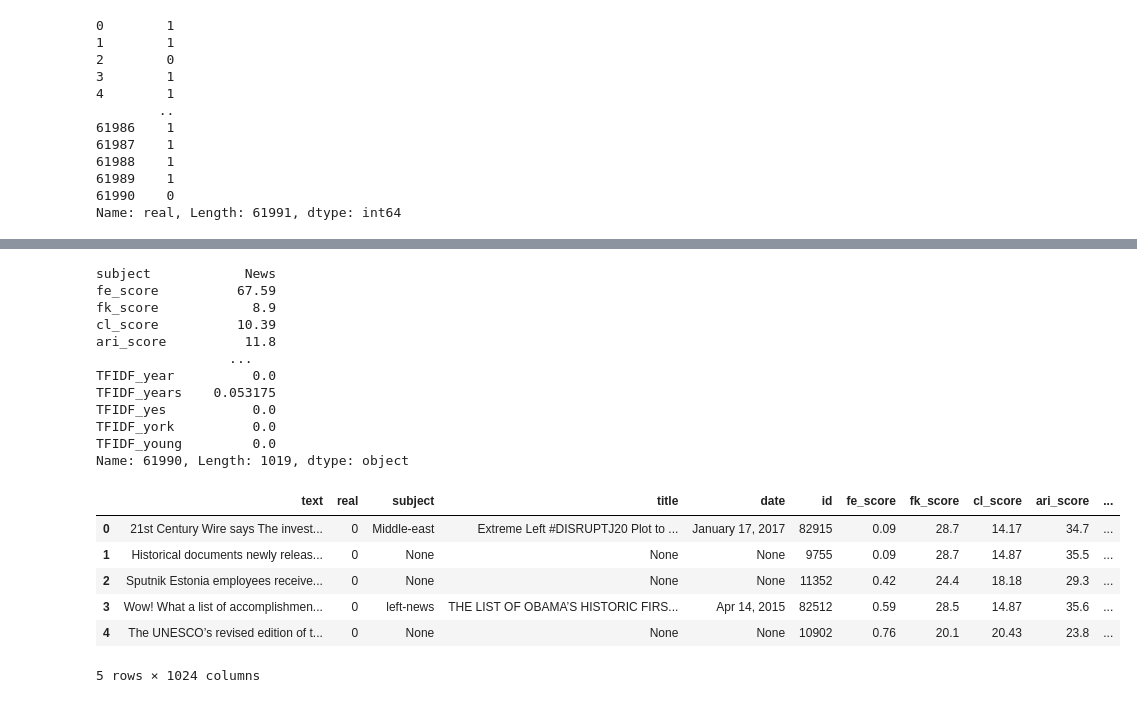
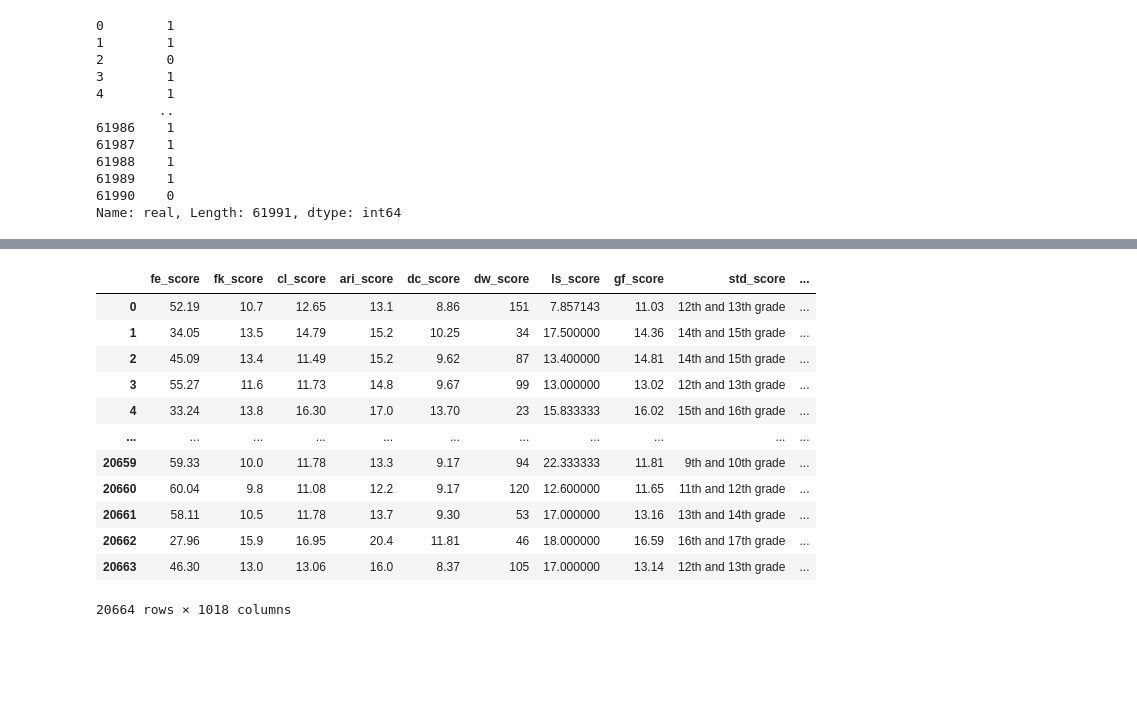
Before and after one commit to Noob1701/Springboard, a Jupyter notebook: Fake News Preprocessing.ipynb, the cells around one changed output, grey strips where cells are left out. Drawn from its saved outputs; the diff is of its cells as text; code cells hidden in the pictures; blank space fills up the shorter version.

Commit message:
preprocessing for submisstion for real this time

```diff
--- a/Fake News Preprocessing&Modelling.ipynb
+++ b/Fake News Preprocessing.ipynb
@@ -525,6 +560,8 @@ def tokenization(text):
+# %%
+def lemmatize_text(text):
+    return [wnl.lemmatize(w) for w in w_tokenizer.tokenize(text)]
 # %%
 start_time = time.time()
-for i in range(x):
-    tokenization(News_df['clean_text'][i])
+News_df['clean_text'] = News_df.text.apply(lemmatize_text)
 print("--- %s seconds ---" % (time.time() - start_time))
 # %% [output]
@@ -544,0 +589,2 @@ print("--- %s seconds ---" % (time.time() - start_time))
+# %%
+News_df['clean_text'] = [' '.join(map(str, l)) for l in News_df['clean_text']]
@@ -545,6 +606,6 @@ print("--- %s seconds ---" % (time.time() - start_time))
 # %%
 vectorizer = TfidfVectorizer(max_features = 1000, stop_words = 'english')
 # %%
-X_train, X_test, y_train, y_test = train_test_split(News_df.drop(columns=['real', 'title', 'date', 'id', 'text']),
+X_train, X_test, y_train, y_test = train_test_split(News_df.drop(columns=['real', 'title', 'date', 'id', 'text', 'subject']),
                                                     News_df.real, test_size=0.25,
                                                     random_state=1701)
@@ -744,26 +827,17 @@ Name: 61990, Length: 1019, dtype: object
-# %%
-News_train_df.iloc[61990]
-# %% [output]
-subject            News
-fe_score          67.59
-fk_score            8.9
-cl_score          10.39
-ari_score          11.8
-                 ...
-TFIDF_year          0.0
-TFIDF_years    0.053175
-TFIDF_yes           0.0
-TFIDF_york          0.0
-TFIDF_young         0.0
-Name: 61990, Length: 1019, dtype: object
 # %%
-News_test_df = pd.concat([News_df, News_test_df], axis = 1, sort = False)
-News_test_df.head()
+News_test_df = pd.concat([X_test, News_test_df], axis = 1, sort = False)
+News_test_df
 # %% [output]
-|  | text | real | subject | title | date | id | fe_score | fk_score | cl_score | ari_score | ... |
-| 0 | 21st Century Wire says The invest... | 0 | Middle-east | Extreme Left #DISRUPTJ20 Plot to ... | January 17, 2017 | 82915 | 0.09 | 28.7 | 14.17 | 34.7 | ... |
-| 1 | Historical documents newly releas... | 0 | None | None | None | 9755 | 0.09 | 28.7 | 14.87 | 35.5 | ... |
-| 2 | Sputnik Estonia employees receive... | 0 | None | None | None | 11352 | 0.42 | 24.4 | 18.18 | 29.3 | ... |
-| 3 | Wow! What a list of accomplishmen... | 0 | left-news | THE LIST OF OBAMA’S HISTORIC FIRS... | Apr 14, 2015 | 82512 | 0.59 | 28.5 | 14.87 | 35.6 | ... |
-| 4 | The UNESCO’s revised edition of t... | 0 | None | None | None | 10902 | 0.76 | 20.1 | 20.43 | 23.8 | ... |
+|  | fe_score | fk_score | cl_score | ari_score | dc_score | dw_score | ls_score | gf_score | std_score | ... |
+| 0 | 52.19 | 10.7 | 12.65 | 13.1 | 8.86 | 151 | 7.857143 | 11.03 | 12th and 13th grade | ... |
+| 1 | 34.05 | 13.5 | 14.79 | 15.2 | 10.25 | 34 | 17.500000 | 14.36 | 14th and 15th grade | ... |
+| 2 | 45.09 | 13.4 | 11.49 | 15.2 | 9.62 | 87 | 13.400000 | 14.81 | 14th and 15th grade | ... |
+| 3 | 55.27 | 11.6 | 11.73 | 14.8 | 9.67 | 99 | 13.000000 | 13.02 | 12th and 13th grade | ... |
+| 4 | 33.24 | 13.8 | 16.30 | 17.0 | 13.70 | 23 | 15.833333 | 16.02 | 15th and 16th grade | ... |
+| ... | ... | ... | ... | ... | ... | ... | ... | ... | ... | ... |
+| 20659 | 59.33 | 10.0 | 11.78 | 13.3 | 9.17 | 94 | 22.333333 | 11.81 | 9th and 10th grade | ... |
+| 20660 | 60.04 | 9.8 | 11.08 | 12.2 | 9.17 | 120 | 12.600000 | 11.65 | 11th and 12th grade | ... |
+| 20661 | 58.11 | 10.5 | 11.78 | 13.7 | 9.30 | 53 | 17.000000 | 13.16 | 13th and 14th grade | ... |
+| 20662 | 27.96 | 15.9 | 16.95 | 20.4 | 11.81 | 46 | 18.000000 | 16.59 | 16th and 17th grade | ... |
+| 20663 | 46.30 | 13.0 | 13.06 | 16.0 | 8.37 | 105 | 17.000000 | 13.14 | 12th and 13th grade | ... |
-5 rows × 1024 columns
+20664 rows × 1018 columns
```
Also changed, not shown: parts of 36 cells of this notebook.
